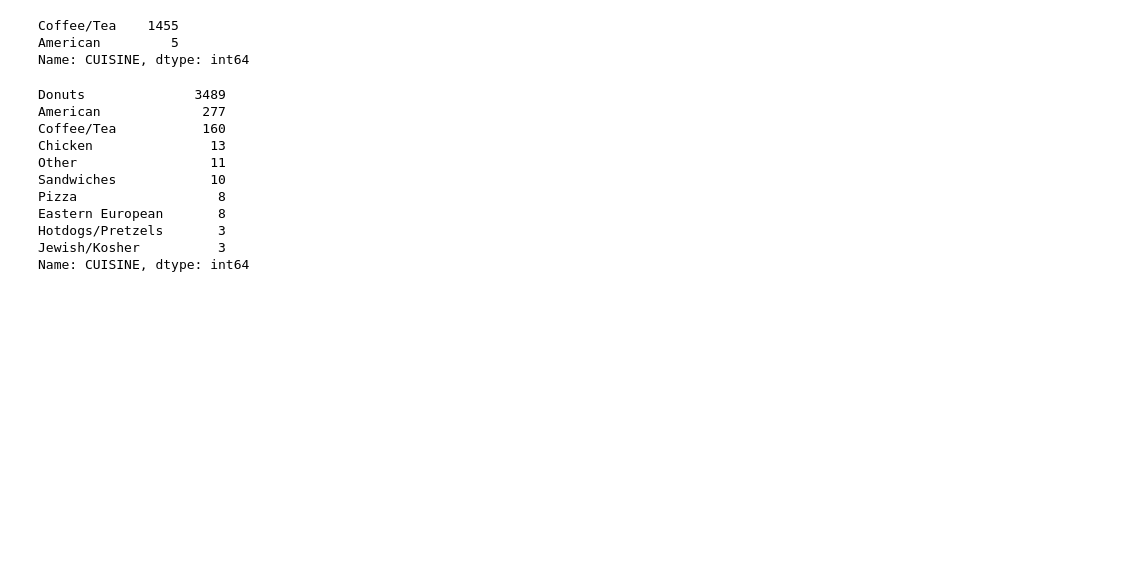
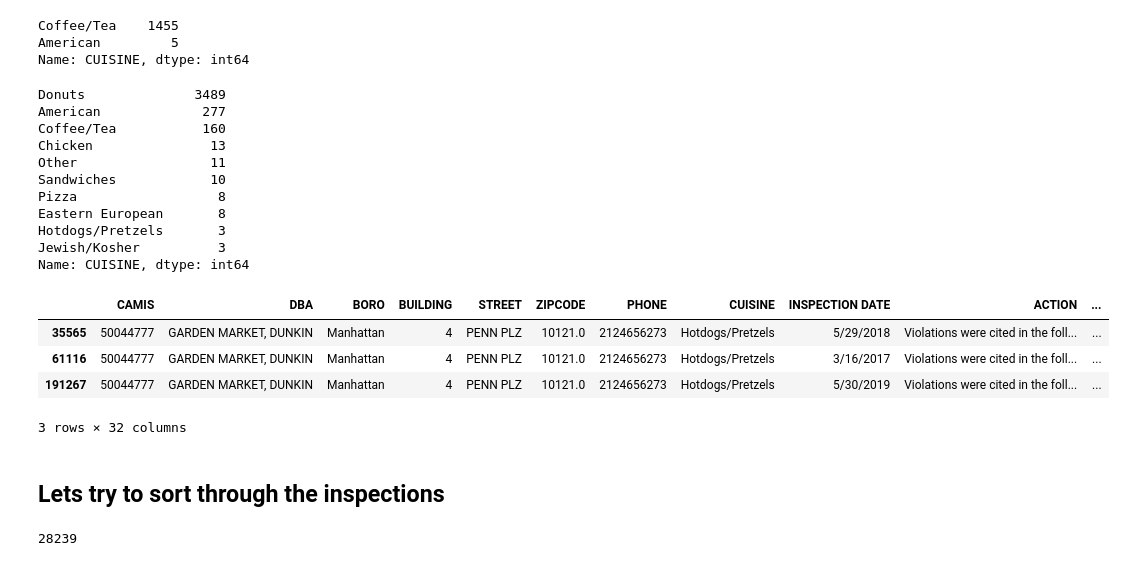
Before and after one commit to JacobMinkin/NYC_Restaurant_Health_Inspection, a Jupyter notebook: Project_1_Violations.ipynb, the cells around one changed output. Cells and saved outputs as stored; diff of their text form; code cells hidden in the pictures; blank space fills up the shorter version.

```diff
--- a/Project_1_Violations.ipynb
+++ b/Project_1_Violations.ipynb
@@ -117,3 +117,18 @@ Eastern European       8
 Hotdogs/Pretzels       3
 Jewish/Kosher          3
 Name: CUISINE, dtype: int64
+# %%
+Dunkin[Dunkin.CUISINE == 'Hotdogs/Pretzels']
+# %% [output]
+|  | CAMIS | DBA | BORO | BUILDING | STREET | ZIPCODE | PHONE | CUISINE | INSPECTION DATE | ACTION | ... |
+| 35565 | 50044777 | GARDEN MARKET, DUNKIN | Manhattan | 4 | PENN PLZ | 10121.0 | 2124656273 | Hotdogs/Pretzels | 5/29/2018 | Violations were cited in the foll... | ... |
+| 61116 | 50044777 | GARDEN MARKET, DUNKIN | Manhattan | 4 | PENN PLZ | 10121.0 | 2124656273 | Hotdogs/Pretzels | 3/16/2017 | Violations were cited in the foll... | ... |
+| 191267 | 50044777 | GARDEN MARKET, DUNKIN | Manhattan | 4 | PENN PLZ | 10121.0 | 2124656273 | Hotdogs/Pretzels | 5/30/2019 | Violations were cited in the foll... | ... |
+3 rows × 32 columns
+# %% [markdown]
+## Lets try to sort through the inspections
+# %%
+id_num = df.CAMIS.unique()
+len(id_num)
+# %% [output]
+28239
```
Also changed, not shown: parts of 3 cells of this notebook.
